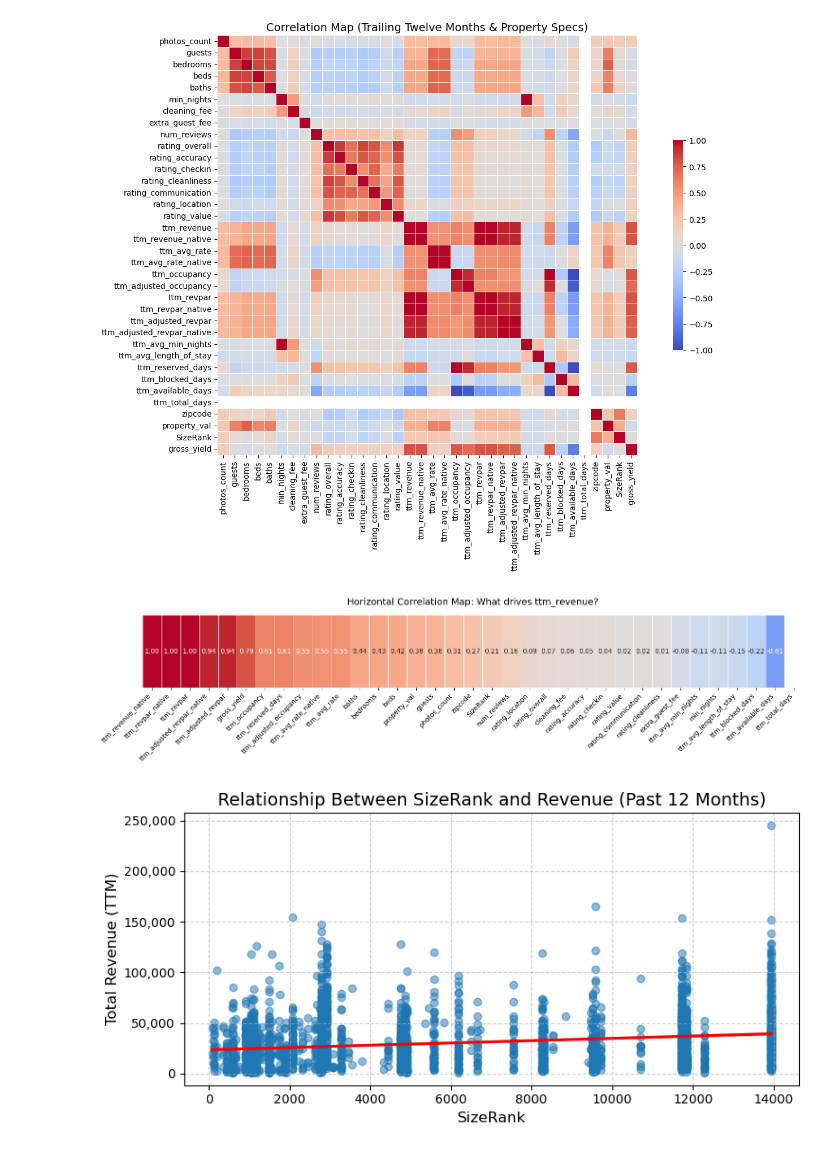
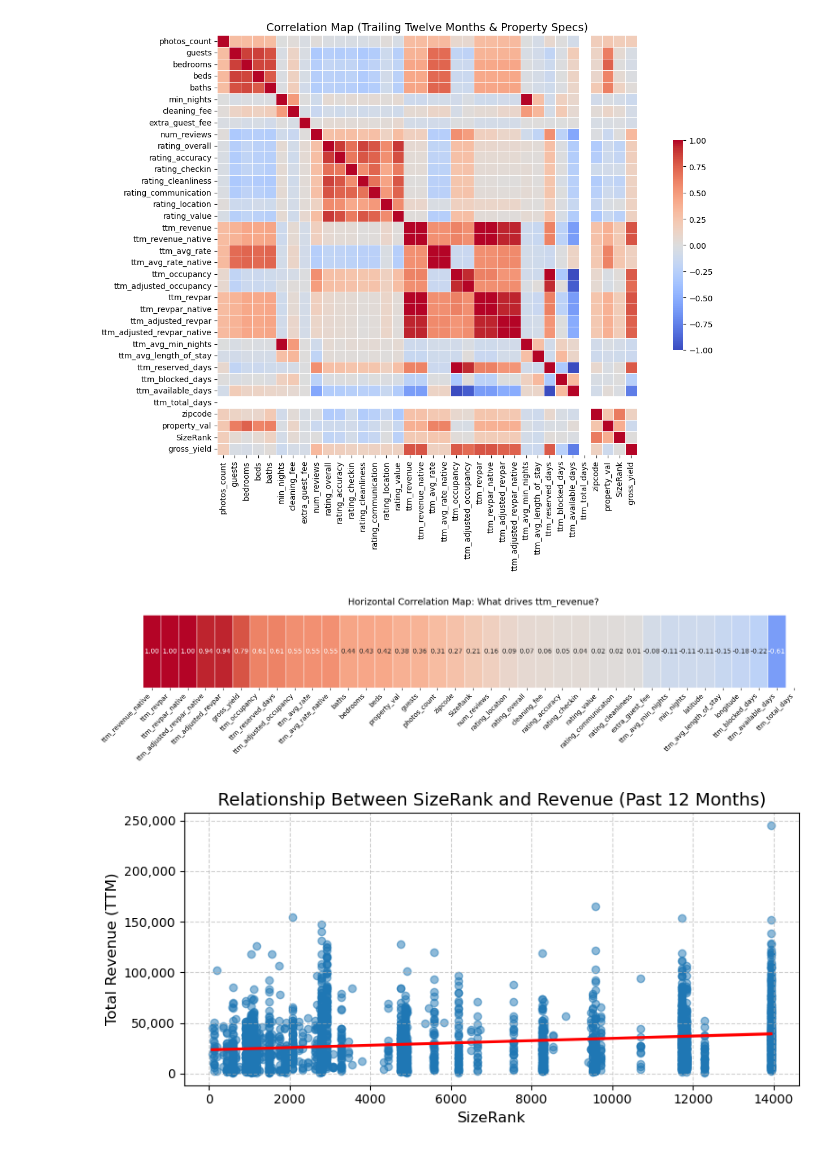
Before and after one commit to ebbopp/IAA_Summer_Practicum, a Jupyter notebook: Alan/eda_revenue.ipynb, the cells around one changed output. Cells and saved outputs as stored; diff of their text form; code cells hidden in the pictures.

```diff
--- a/Alan/eda_revenue.ipynb
+++ b/Alan/eda_revenue.ipynb
@@ -196,7 +200,7 @@ filtered_df = df_listings.loc[:, ~df_listings.columns.str.startswith("l90d_")]
 numeric_df = filtered_df.select_dtypes(include=["number"])
 
 # Drop ID and coordinate columns
-cols_to_drop = ["listing_id", "host_id", "latitude", "longitude"]
+cols_to_drop = ["listing_id", "host_id"]
 numeric_df = numeric_df.drop(
     columns=[col for col in cols_to_drop if col in numeric_df.columns]
 )
@@ -212,34 +216,34 @@ target_corr = (
     .sort_values(by=target_metric, ascending=False)
 )
 
 # Transpose it to make it horizontal (1 row, N columns)
 target_corr_horizontal = target_corr.T
 
 # 4. Plot the horizontal strip
 plt.figure(figsize=(18, 2))  # Wide and short shape
 sns.heatmap(
     target_corr_horizontal,
     cmap="coolwarm",
     vmax=1,
     vmin=-1,
     center=0,
     annot=True,  # Shows the correlation numbers
     fmt=".2f",
     cbar=False,  # Hide colorbar to save horizontal space
     linewidths=0.5,
 )
 
 plt.title(
     f"Horizontal Correlation Map: What drives {target_metric}?",
     fontsize=14,
     pad=15,
 )
 plt.yticks([])  # Hide the single row label for a cleaner look
 plt.xticks(rotation=45, ha="right")
 plt.tight_layout()
 plt.show()
 # %% [output]
-[figure, old version]
+[figure, new version]
 # %%
 # Assuming your dataframe is named 'df'
 plt.figure(figsize=(8, 4))
```
Also changed, not shown: parts of 2 cells of this notebook, 4 other files.
